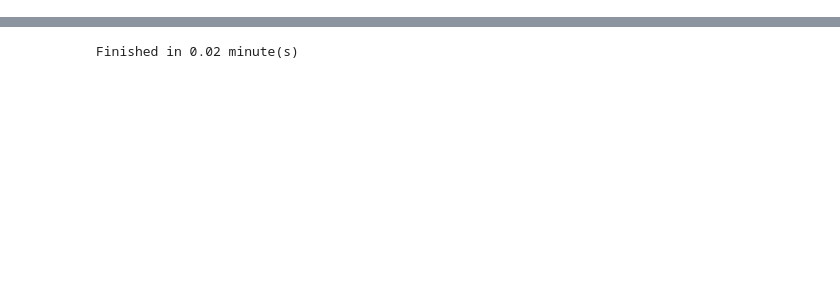
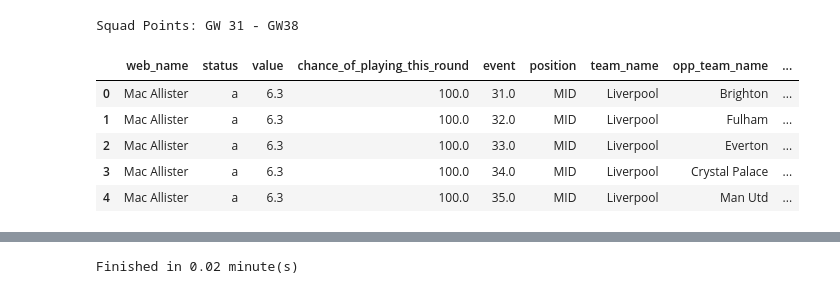
Before and after one commit to chrisimpacts/FPL-Points-Predictor, a Jupyter notebook: TRDL-Team-Analysis.ipynb, the cells around one changed output, grey strips where cells are left out. Saved outputs shown, nothing was run; the diff lists cells and outputs as text; code cells hidden in the pictures; blank space fills up the shorter version.

```diff
--- a/TRDL-Team-Analysis.ipynb
+++ b/TRDL-Team-Analysis.ipynb
@@ -585,3 +585,36 @@ Decay factor: 0.75, Weights: [0.33, 0.25, 0.18, 0.14, 0.1]
 # print(playerdf.shape)
 
 # pd.pivot_table(playerdf, index=['id','web_name','team_name','round'],values='total_points_gw',aggfunc=np.sum).sort_values(by='total_points_gw', ascending=False)
+# %%
+print(f"Squad Points: GW {picks_current_gameweek+1} - GW38")
+remaining_gw_predictions = db_creator.run_sql(f"""
+
+    WITH predictions_status AS (
+    SELECT *
+    FROM predictions
+    LEFT JOIN player_status ON predictions.element = player_status.id
+    )
+    SELECT
+        web_name,
+        status,
+        now_cost/10 as value,
+        chance_of_playing_this_round,
+        event,
+        position,
+        team_name,
+        opp_team_name,
+        xpoints,
+        ROUND(mins_pred) as mins_pred
+    FROM predictions_status
+    WHERE in_my_team = 1
+        AND event BETWEEN {picks_current_gameweek+1} AND 38
+""")
+remaining_gw_predictions.head()
+# %% [output]
+Squad Points: GW 31 - GW38
+|  | web_name | status | value | chance_of_playing_this_round | event | position | team_name | opp_team_name | ... |
+| 0 | Mac Allister | a | 6.3 | 100.0 | 31.0 | MID | Liverpool | Brighton | ... |
+| 1 | Mac Allister | a | 6.3 | 100.0 | 32.0 | MID | Liverpool | Fulham | ... |
+| 2 | Mac Allister | a | 6.3 | 100.0 | 33.0 | MID | Liverpool | Everton | ... |
+| 3 | Mac Allister | a | 6.3 | 100.0 | 34.0 | MID | Liverpool | Crystal Palace | ... |
+| 4 | Mac Allister | a | 6.3 | 100.0 | 35.0 | MID | Liverpool | Man Utd | ... |
```
Also changed, not shown: parts of 9 cells of this notebook, 5 other files.
